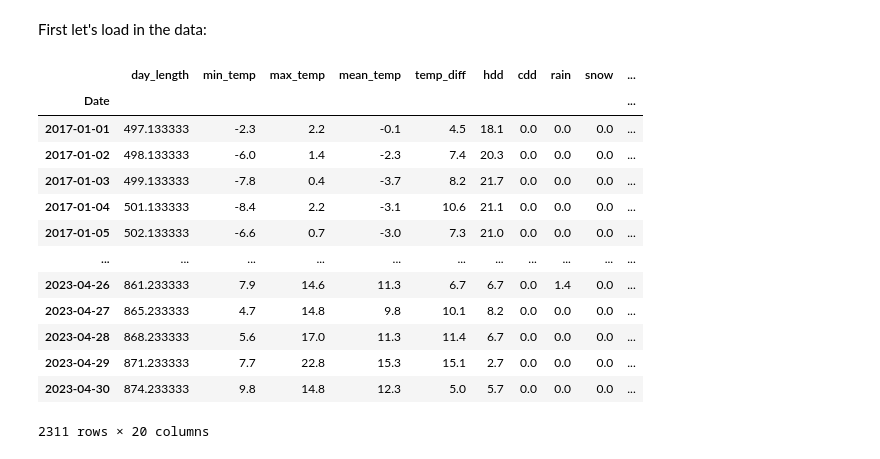
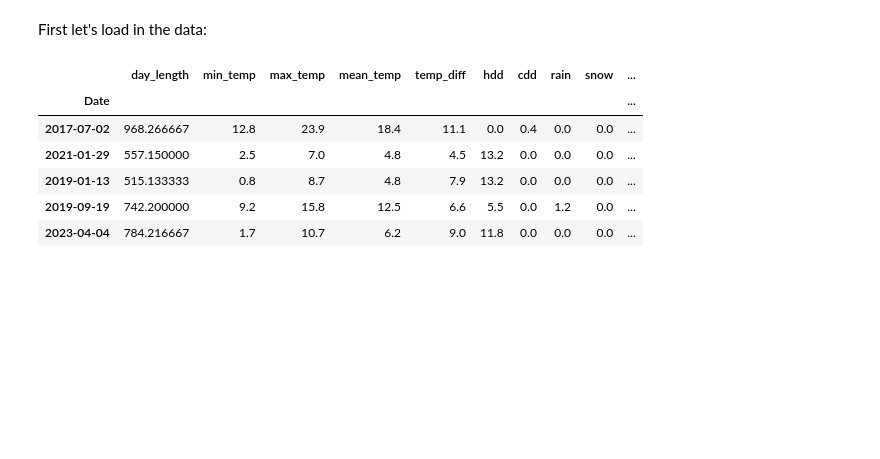
Before and after one commit to hodagben/bike-share-project, a Jupyter notebook: models/regressions.ipynb, the cells around one changed output. Cells and saved outputs as stored; diff of their text form; code cells hidden in the pictures; blank space fills up the shorter version.

```diff
--- a/models/regressions.ipynb
+++ b/models/regressions.ipynb
@@ -13,19 +13,12 @@ First let's load in the data:
 # %%
 bikeshare = pd.read_csv('../EDA/bikeshare_train_data.csv', parse_dates=['Date'],index_col=['Date'])
 # %%
-bikeshare
+bikeshare.sample(5)
 # %% [output]
 |  | day_length | min_temp | max_temp | mean_temp | temp_diff | hdd | cdd | rain | snow | ... |
 | Date |  |  |  |  |  |  |  |  |  | ... |
-| 2017-01-01 | 497.133333 | -2.3 | 2.2 | -0.1 | 4.5 | 18.1 | 0.0 | 0.0 | 0.0 | ... |
-| 2017-01-02 | 498.133333 | -6.0 | 1.4 | -2.3 | 7.4 | 20.3 | 0.0 | 0.0 | 0.0 | ... |
-| 2017-01-03 | 499.133333 | -7.8 | 0.4 | -3.7 | 8.2 | 21.7 | 0.0 | 0.0 | 0.0 | ... |
-| 2017-01-04 | 501.133333 | -8.4 | 2.2 | -3.1 | 10.6 | 21.1 | 0.0 | 0.0 | 0.0 | ... |
-| 2017-01-05 | 502.133333 | -6.6 | 0.7 | -3.0 | 7.3 | 21.0 | 0.0 | 0.0 | 0.0 | ... |
-| ... | ... | ... | ... | ... | ... | ... | ... | ... | ... | ... |
-| 2023-04-26 | 861.233333 | 7.9 | 14.6 | 11.3 | 6.7 | 6.7 | 0.0 | 1.4 | 0.0 | ... |
-| 2023-04-27 | 865.233333 | 4.7 | 14.8 | 9.8 | 10.1 | 8.2 | 0.0 | 0.0 | 0.0 | ... |
-| 2023-04-28 | 868.233333 | 5.6 | 17.0 | 11.3 | 11.4 | 6.7 | 0.0 | 0.0 | 0.0 | ... |
-| 2023-04-29 | 871.233333 | 7.7 | 22.8 | 15.3 | 15.1 | 2.7 | 0.0 | 0.0 | 0.0 | ... |
-| 2023-04-30 | 874.233333 | 9.8 | 14.8 | 12.3 | 5.0 | 5.7 | 0.0 | 0.0 | 0.0 | ... |
+| 2017-07-02 | 968.266667 | 12.8 | 23.9 | 18.4 | 11.1 | 0.0 | 0.4 | 0.0 | 0.0 | ... |
+| 2021-01-29 | 557.150000 | 2.5 | 7.0 | 4.8 | 4.5 | 13.2 | 0.0 | 0.0 | 0.0 | ... |
+| 2019-01-13 | 515.133333 | 0.8 | 8.7 | 4.8 | 7.9 | 13.2 | 0.0 | 0.0 | 0.0 | ... |
+| 2019-09-19 | 742.200000 | 9.2 | 15.8 | 12.5 | 6.6 | 5.5 | 0.0 | 1.2 | 0.0 | ... |
+| 2023-04-04 | 784.216667 | 1.7 | 10.7 | 6.2 | 9.0 | 11.8 | 0.0 | 0.0 | 0.0 | ... |
-2311 rows × 20 columns
```
Also changed, not shown: parts of 23 cells of this notebook.
